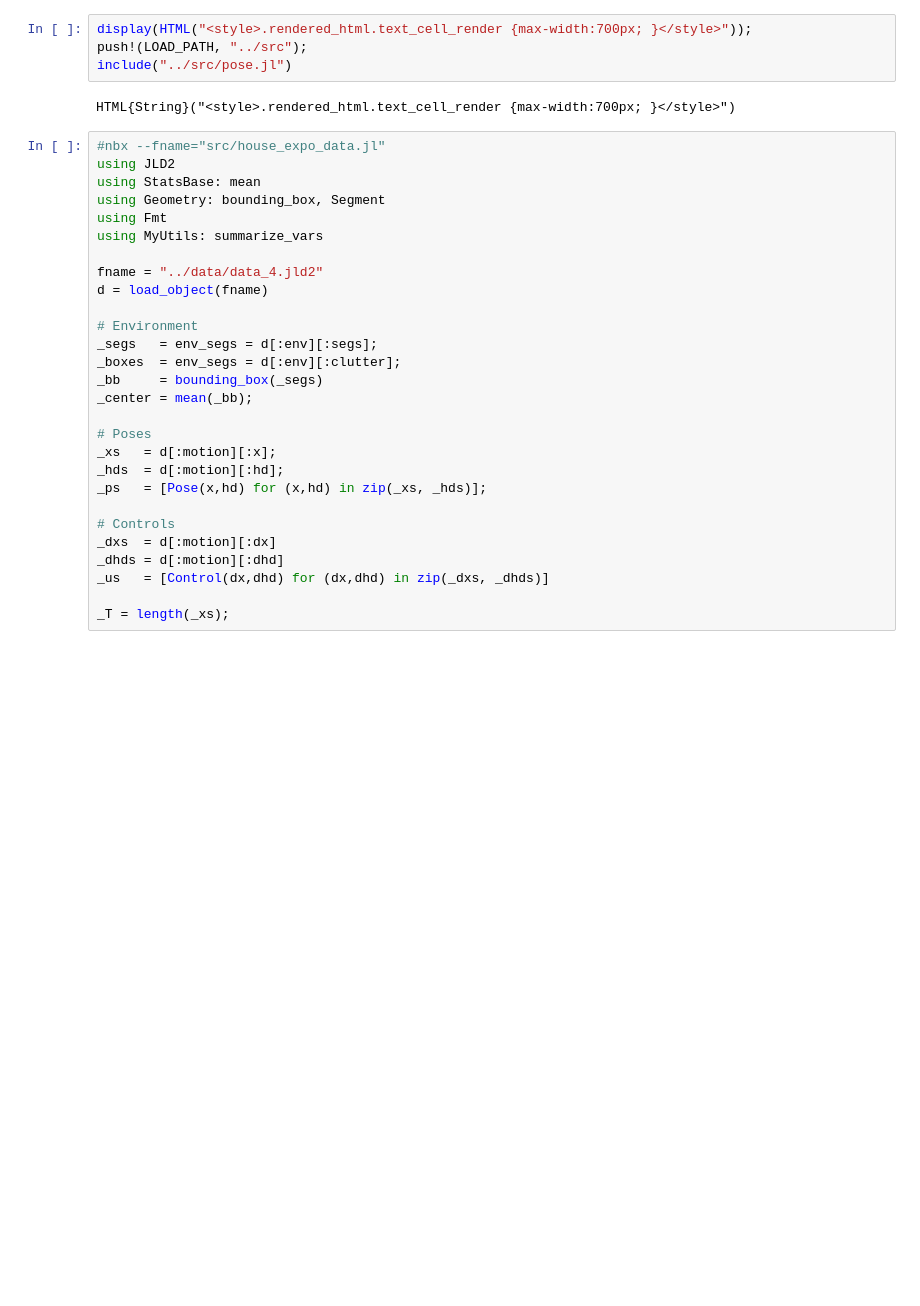
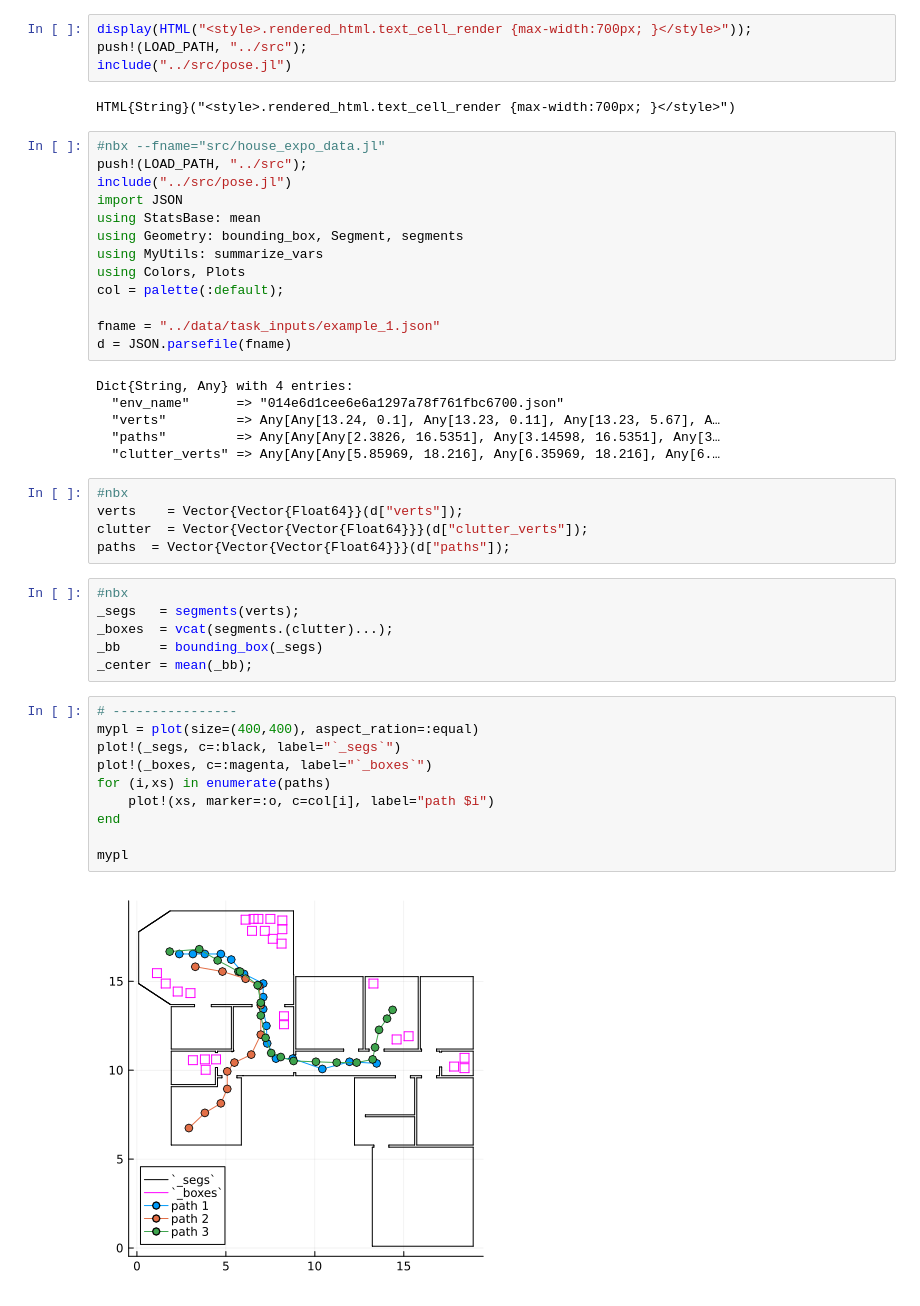
Before and after one commit to mirkoklukas/probabilistic-slam-in-gen, a Jupyter notebook: notebooks/v2/01 - HouseExpo Data.ipynb, the cells around one changed output. Drawn from its saved outputs; the diff is of its cells as text; blank space fills up the shorter version.

```diff
--- a/notebooks/v2/01 - HouseExpo Data.ipynb
+++ b/notebooks/v2/01 - HouseExpo Data.ipynb
@@ -4,31 +4,45 @@ push!(LOAD_PATH, "../src");
 include("../src/pose.jl")
 # %% [output]
 HTML{String}("<style>.rendered_html.text_cell_render {max-width:700px; }</style>")
-# %%
-#nbx --fname="src/house_expo_data.jl"
-using JLD2
-using StatsBase: mean
-using Geometry: bounding_box, Segment
-using Fmt
-using MyUtils: summarize_vars
-
-fname = "../data/data_4.jld2"
-d = load_object(fname)
-
-# Environment
-_segs   = env_segs = d[:env][:segs];
-_boxes  = env_segs = d[:env][:clutter];
-_bb     = bounding_box(_segs)
-_center = mean(_bb);
-
-# Poses
-_xs   = d[:motion][:x];
-_hds  = d[:motion][:hd];
-_ps   = [Pose(x,hd) for (x,hd) in zip(_xs, _hds)];
-
-# Controls
-_dxs  = d[:motion][:dx]
-_dhds = d[:motion][:dhd]
-_us   = [Control(dx,dhd) for (dx,dhd) in zip(_dxs, _dhds)]
-
-_T = length(_xs);
+# %%
+#nbx --fname="src/house_expo_data.jl"
+push!(LOAD_PATH, "../src");
+include("../src/pose.jl")
+import JSON
+using StatsBase: mean
+using Geometry: bounding_box, Segment, segments
+using MyUtils: summarize_vars
+using Colors, Plots
+col = palette(:default);
+
+fname = "../data/task_inputs/example_1.json"
+d = JSON.parsefile(fname)
+# %% [output]
+Dict{String, Any} with 4 entries:
+  "env_name"      => "014e6d1cee6e6a1297a78f761fbc6700.json"
+  "verts"         => Any[Any[13.24, 0.1], Any[13.23, 0.11], Any[13.23, 5.67], A…
+  "paths"         => Any[Any[Any[2.3826, 16.5351], Any[3.14598, 16.5351], Any[3…
+  "clutter_verts" => Any[Any[Any[5.85969, 18.216], Any[6.35969, 18.216], Any[6.…
+# %%
+#nbx
+verts    = Vector{Vector{Float64}}(d["verts"]);
+clutter  = Vector{Vector{Vector{Float64}}}(d["clutter_verts"]);
+paths  = Vector{Vector{Vector{Float64}}}(d["paths"]);
+# %%
+#nbx
+_segs   = segments(verts);
+_boxes  = vcat(segments.(clutter)...);
+_bb     = bounding_box(_segs)
+_center = mean(_bb);
+# %%
+# ----------------
+mypl = plot(size=(400,400), aspect_ration=:equal)
+plot!(_segs, c=:black, label="`_segs`")
+plot!(_boxes, c=:magenta, label="`_boxes`")
+for (i,xs) in enumerate(paths)
+    plot!(xs, marker=:o, c=col[i], label="path $i")
+end
+
+mypl
+# %% [output]
+[figure, added]
```
Also changed, not shown: parts of 3 cells of this notebook, 8 other files.
